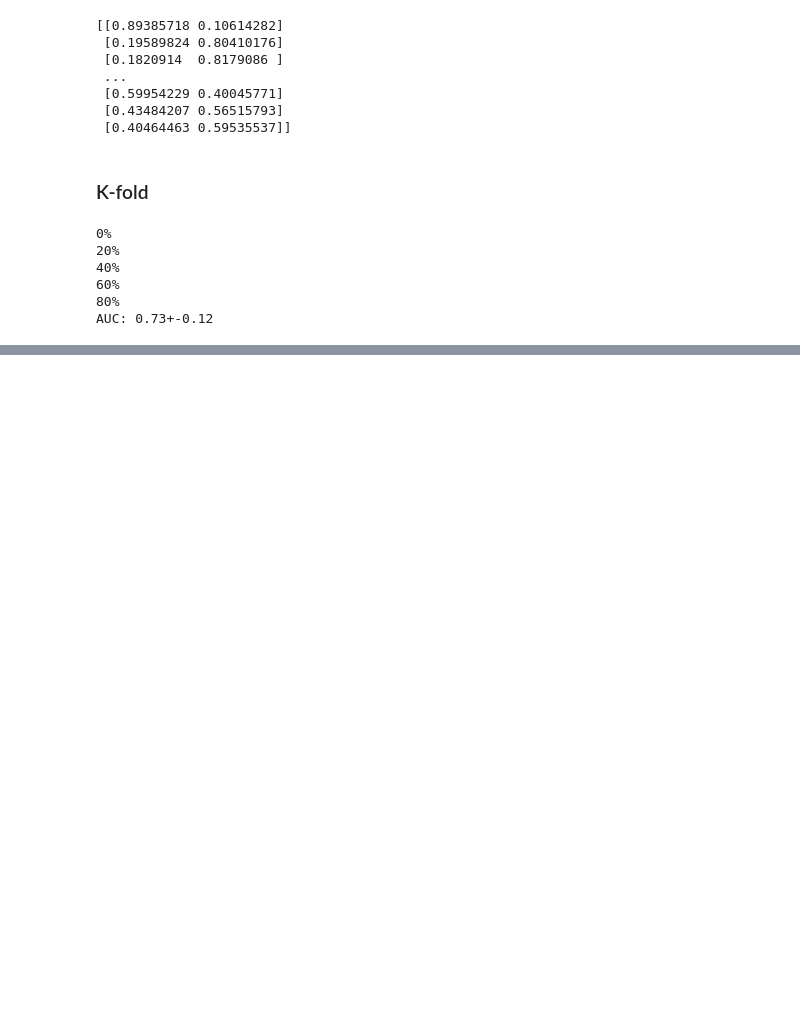
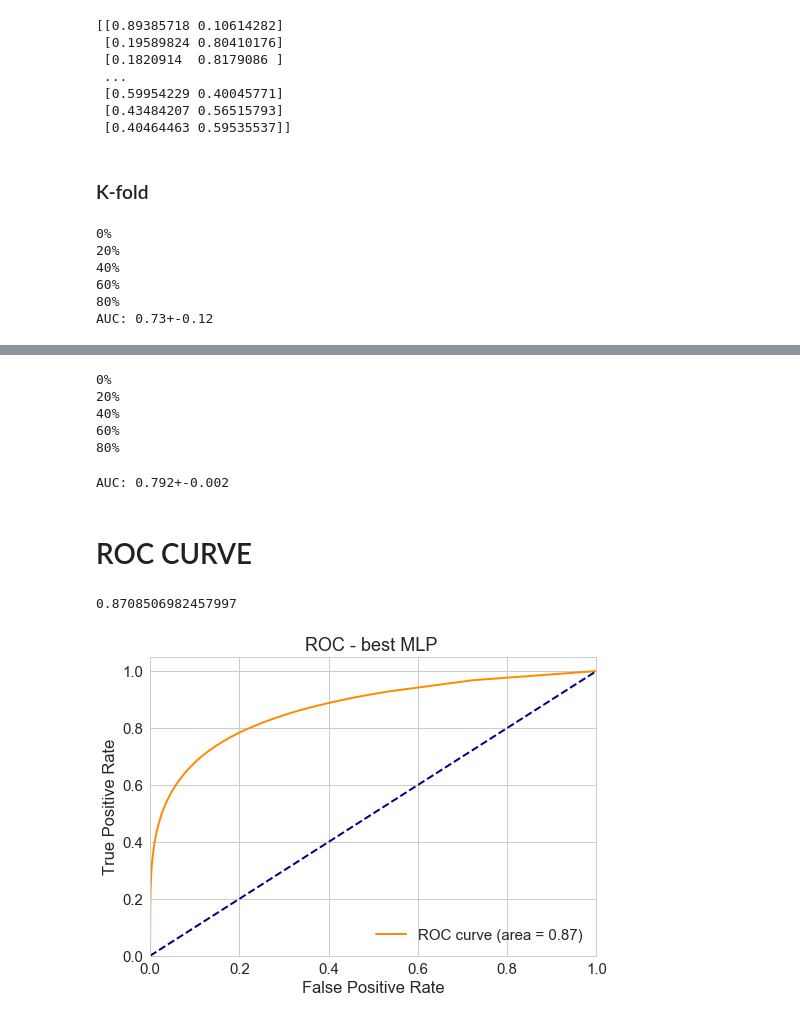
Before and after one commit to yurimullergomes/MLP_classifier_SUSY, a Jupyter notebook: SUSY MLP classifier.ipynb, the cells around one changed output, grey strips where cells are left out. Drawn from its saved outputs; the diff is of its cells as text; code cells hidden in the pictures; blank space fills up the shorter version.

```diff
--- a/SUSY MLP classifier.ipynb
+++ b/SUSY MLP classifier.ipynb
@@ -151,0 +264,78 @@ AUC: 0.73+-0.12
+# %%
+x = Xclass.loc[:]
+y = yclass.loc[:]
+
+cv = StratifiedKFold(n_splits=5,shuffle=True)
+i = 0
+aucs3 = []
+for train,test in cv.split(x,y):
+    print('{}%'.format(i*20))
+    X_train = x.iloc[train]
+    X_test = x.iloc[test]
+    y_train = y.iloc[train]
+    y_test = y.iloc[test]
+
+    X_train = preprocessing.scale(X_train)
+    X_test = preprocessing.scale(X_test)
+
+    pred2 = mlp3.fit(X_train,y_train).predict(X_test)
+    aucs3.append(roc_auc_score(y_test, pred2))
+    i=i+1
+# %% [output]
+0%
+20%
+40%
+60%
+80%
+# %%
+AUC3 = '{}+-{}'.format(round(np.average(aucs3), 3),round(np.std(aucs3),3))
+print('AUC:', AUC3 )
+# %% [output]
+AUC: 0.792+-0.002
+# %% [markdown]
+# ROC CURVE
+# %%
+
+X_train, X_test, y_train, y_test = train_test_split(Xclass, yclass)
+
+scaler = StandardScaler()
+
+# Fit only to the training data
+scaler.fit(X_train)
+
+# Now apply the transformations to the data:
+X_train = scaler.transform(X_train)
+X_test = scaler.transform(X_test)
+
+
+from sklearn.metrics import roc_curve, auc
+from scipy import interp
+# Compute ROC curve and ROC area for each class
+fpr = dict()
+tpr = dict()
+roc_auc = dict()
+y_score = mlp3.predict_proba(X_test)
+
+y_score1 = [y_score[i][1] for i in range(len(X_test))]
+
+fpr1, tpr1, _ = roc_curve(y_test, y_score1)
+
+roc_auc1 = auc(fpr1, tpr1)
+roc_auc1
+# %% [output]
+0.8708506982457997
+# %%
+plt.figure()
+lw = 2
+plt.plot(fpr1, tpr1, color='darkorange',
+         lw=lw, label='ROC curve (area = %0.2f)' % roc_auc1)
+plt.plot([0, 1], [0, 1], color='navy', lw=lw, linestyle='--')
+plt.xlim([0.0, 1.0])
+plt.ylim([0.0, 1.05])
+plt.xlabel('False Positive Rate')
+plt.ylabel('True Positive Rate')
+plt.title('ROC - best MLP ')
+plt.legend(loc="lower right")
+plt.show()
+# %% [output]
+[figure, added]
```
Also changed, not shown: parts of 11 cells of this notebook.
